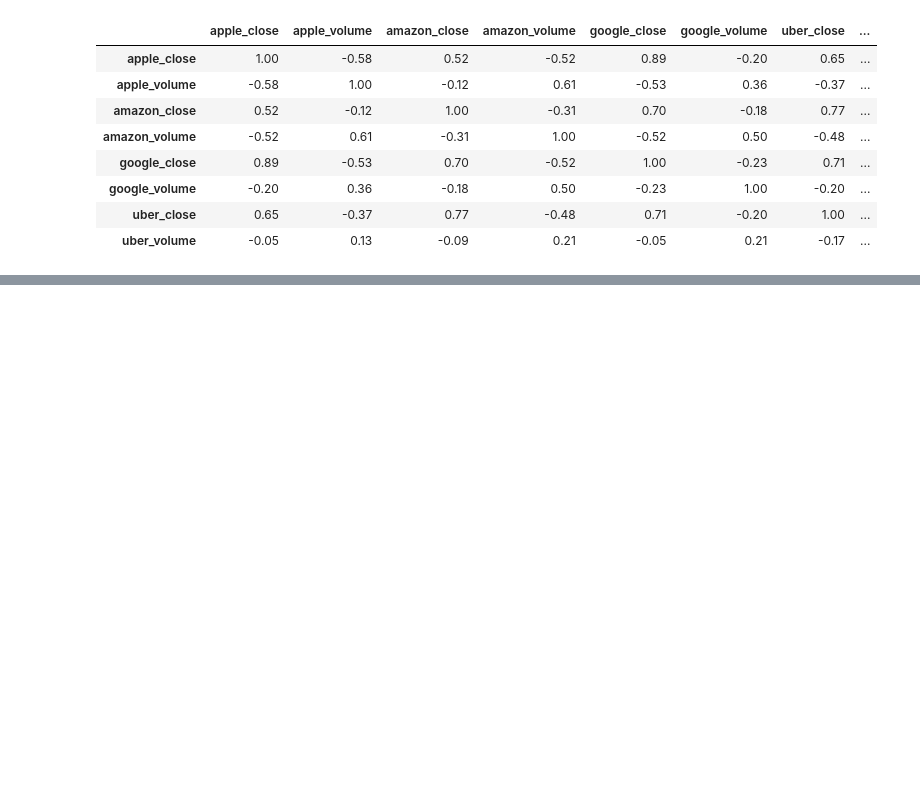
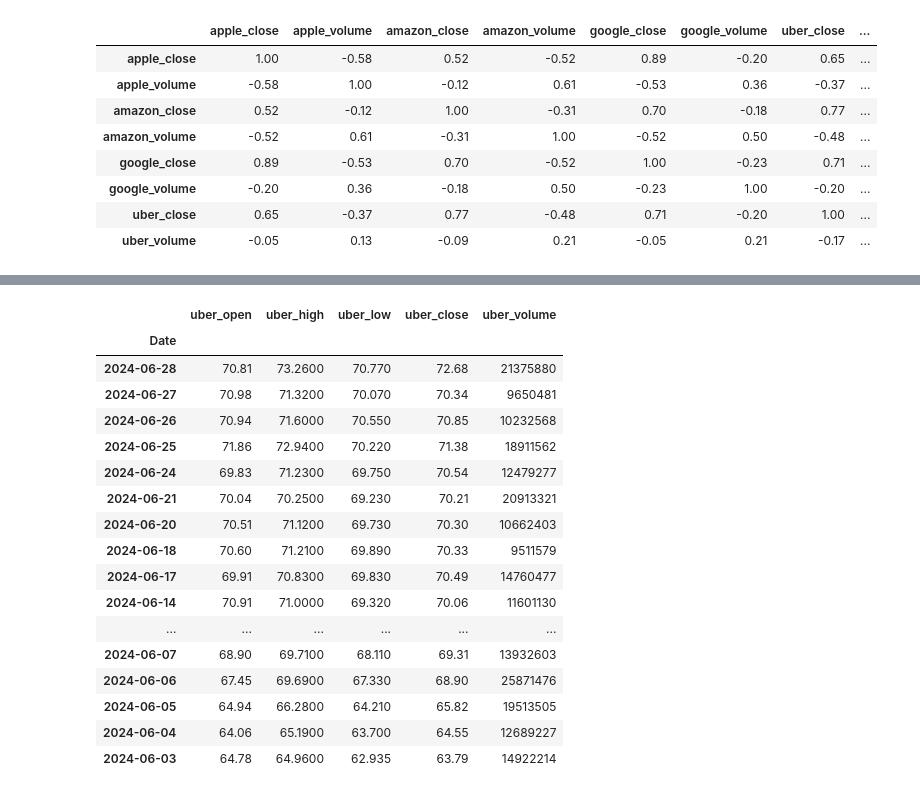
Before and after one commit to inandout66/data-science-bootcamp, a Jupyter notebook: notatnikAW.ipynb, the cells around one changed output, grey strips where cells are left out. Saved outputs shown, nothing was run; the diff lists cells and outputs as text; code cells hidden in the pictures; blank space fills up the shorter version.

```diff
--- a/notatnikAW.ipynb
+++ b/notatnikAW.ipynb
@@ -678,0 +689,22 @@ Append
+# %%
+uber_6 = uber[(uber.index.month == 6) & (uber.index.year == 2024)]
+uber_6
+# %% [output]
+|  | uber_open | uber_high | uber_low | uber_close | uber_volume |
+| Date |  |  |  |  |  |
+| 2024-06-28 | 70.81 | 73.2600 | 70.770 | 72.68 | 21375880 |
+| 2024-06-27 | 70.98 | 71.3200 | 70.070 | 70.34 | 9650481 |
+| 2024-06-26 | 70.94 | 71.6000 | 70.550 | 70.85 | 10232568 |
+| 2024-06-25 | 71.86 | 72.9400 | 70.220 | 71.38 | 18911562 |
+| 2024-06-24 | 69.83 | 71.2300 | 69.750 | 70.54 | 12479277 |
+| 2024-06-21 | 70.04 | 70.2500 | 69.230 | 70.21 | 20913321 |
+| 2024-06-20 | 70.51 | 71.1200 | 69.730 | 70.30 | 10662403 |
+| 2024-06-18 | 70.60 | 71.2100 | 69.890 | 70.33 | 9511579 |
+| 2024-06-17 | 69.91 | 70.8300 | 69.830 | 70.49 | 14760477 |
+| 2024-06-14 | 70.91 | 71.0000 | 69.320 | 70.06 | 11601130 |
+| ... | ... | ... | ... | ... | ... |
+| 2024-06-07 | 68.90 | 69.7100 | 68.110 | 69.31 | 13932603 |
+| 2024-06-06 | 67.45 | 69.6900 | 67.330 | 68.90 | 25871476 |
+| 2024-06-05 | 64.94 | 66.2800 | 64.210 | 65.82 | 19513505 |
+| 2024-06-04 | 64.06 | 65.1900 | 63.700 | 64.55 | 12689227 |
+| 2024-06-03 | 64.78 | 64.9600 | 62.935 | 63.79 | 14922214 |
```
Also changed, not shown: parts of 32 cells of this notebook.
